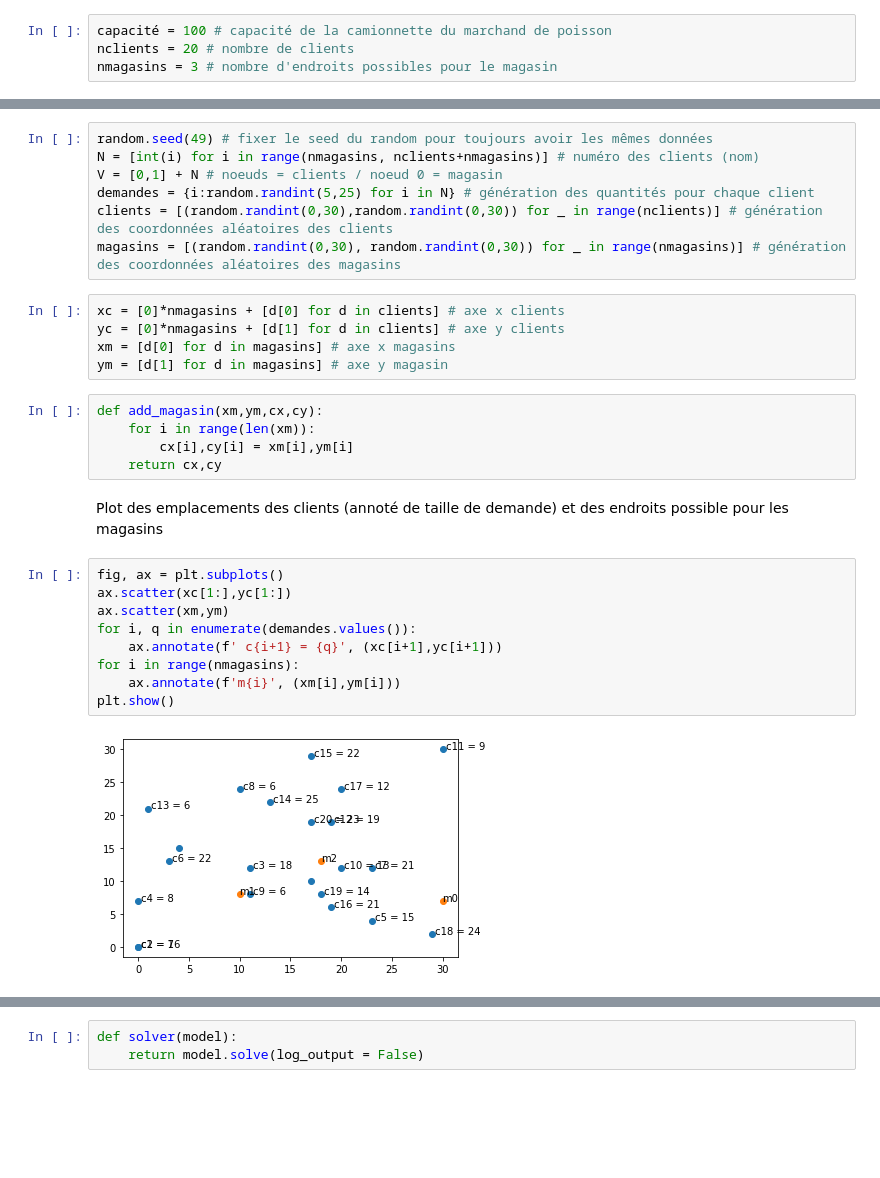
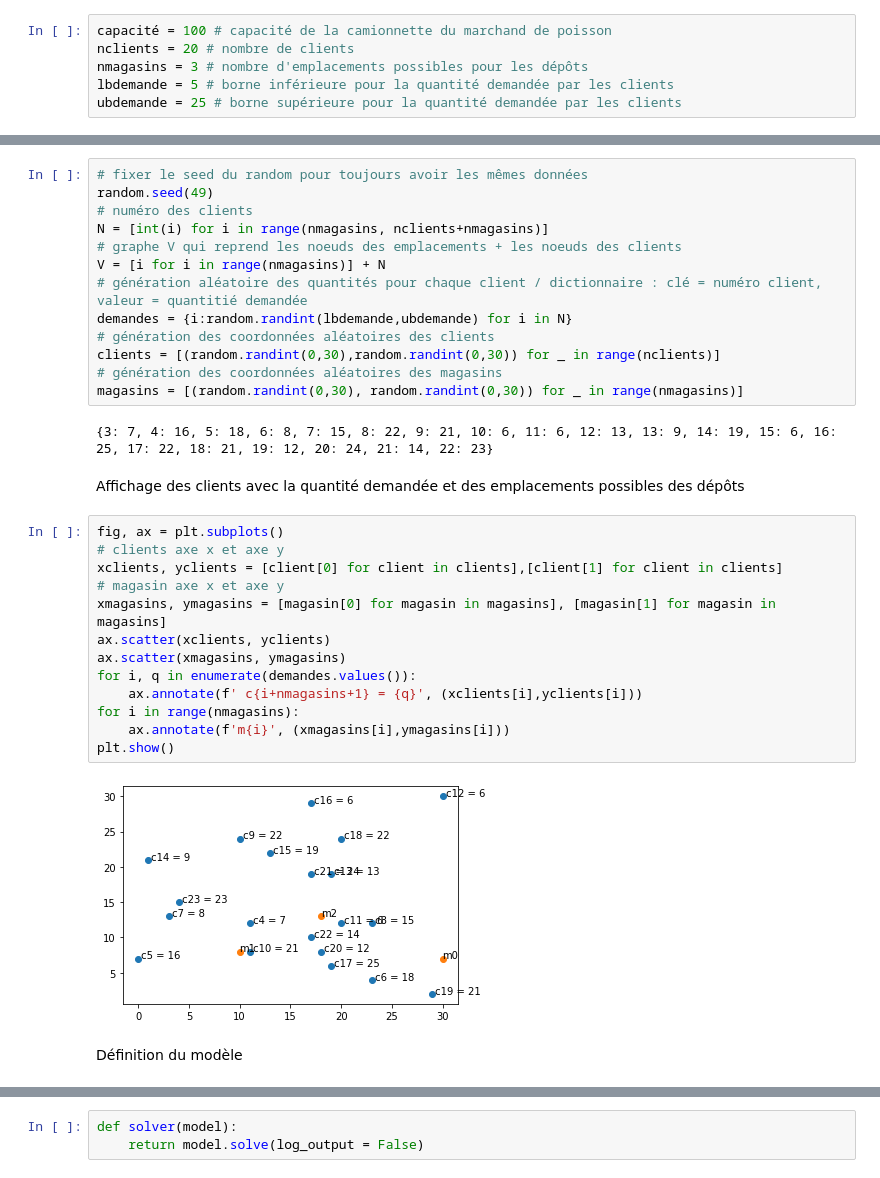
Before and after one commit to MaximeGloesener/Opti-CVRP, a Jupyter notebook: cvrp.ipynb, the cells around one changed output, grey strips where cells are left out. Saved outputs shown, nothing was run; the diff lists cells and outputs as text; blank space fills up the shorter version.

```diff
--- a/cvrp.ipynb
+++ b/cvrp.ipynb
@@ -9,4 +8,6 @@ Définitions des paramètres
 # %%
 capacité = 100 # capacité de la camionnette du marchand de poisson
 nclients = 20 # nombre de clients
-nmagasins = 3 # nombre d'endroits possibles pour le magasin
+nmagasins = 3 # nombre d'emplacements possibles pour les dépôts
+lbdemande = 5 # borne inférieure pour la quantité demandée par les clients
+ubdemande = 25 # borne supérieure pour la quantité demandée par les clients
@@ -13,31 +16,35 @@ nmagasins = 3 # nombre d'endroits possibles pour le magasin
 # %%
-random.seed(49) # fixer le seed du random pour toujours avoir les mêmes données
-N = [int(i) for i in range(nmagasins, nclients+nmagasins)] # numéro des clients (nom)
-V = [0,1] + N # noeuds = clients / noeud 0 = magasin
-demandes = {i:random.randint(5,25) for i in N} # génération des quantités pour chaque client
-clients = [(random.randint(0,30),random.randint(0,30)) for _ in range(nclients)] # génération des coordonnées aléatoires des clients
-magasins = [(random.randint(0,30), random.randint(0,30)) for _ in range(nmagasins)] # génération des coordonnées aléatoires des magasins
+# fixer le seed du random pour toujours avoir les mêmes données
+random.seed(49)
+# numéro des clients
+N = [int(i) for i in range(nmagasins, nclients+nmagasins)]
+# graphe V qui reprend les noeuds des emplacements + les noeuds des clients
+V = [i for i in range(nmagasins)] + N
+# génération aléatoire des quantités pour chaque client / dictionnaire : clé = numéro client, valeur = quantitié demandée
+demandes = {i:random.randint(lbdemande,ubdemande) for i in N}
+# génération des coordonnées aléatoires des clients
+clients = [(random.randint(0,30),random.randint(0,30)) for _ in range(nclients)]
+# génération des coordonnées aléatoires des magasins
+magasins = [(random.randint(0,30), random.randint(0,30)) for _ in range(nmagasins)]
+# %% [output]
+{3: 7, 4: 16, 5: 18, 6: 8, 7: 15, 8: 22, 9: 21, 10: 6, 11: 6, 12: 13, 13: 9, 14: 19, 15: 6, 16: 25, 17: 22, 18: 21, 19: 12, 20: 24, 21: 14, 22: 23}
-# %%
-xc = [0]*nmagasins + [d[0] for d in clients] # axe x clients
-yc = [0]*nmagasins + [d[1] for d in clients] # axe y clients
-xm = [d[0] for d in magasins] # axe x magasins
-ym = [d[1] for d in magasins] # axe y magasin
-# %%
-def add_magasin(xm,ym,cx,cy):
-    for i in range(len(xm)):
-        cx[i],cy[i] = xm[i],ym[i]
-    return cx,cy
-# %% [markdown]
-Plot des emplacements des clients (annoté de taille de demande) et des endroits possible pour les magasins
+# %% [markdown]
+Affichage des clients avec la quantité demandée et des emplacements possibles des dépôts
 # %%
 fig, ax = plt.subplots()
-ax.scatter(xc[1:],yc[1:])
-ax.scatter(xm,ym)
+# clients axe x et axe y
+xclients, yclients = [client[0] for client in clients],[client[1] for client in clients]
+# magasin axe x et axe y
+xmagasins, ymagasins = [magasin[0] for magasin in magasins], [magasin[1] for magasin in magasins]
+ax.scatter(xclients, yclients)
+ax.scatter(xmagasins, ymagasins)
 for i, q in enumerate(demandes.values()):
-    ax.annotate(f' c{i+1} = {q}', (xc[i+1],yc[i+1]))
+    ax.annotate(f' c{i+nmagasins+1} = {q}', (xclients[i],yclients[i]))
 for i in range(nmagasins):
-    ax.annotate(f'm{i}', (xm[i],ym[i]))
+    ax.annotate(f'm{i}', (xmagasins[i],ymagasins[i]))
 plt.show()
 # %% [output]
-[figure, old version]
+[figure, new version]
+# %% [markdown]
+Définition du modèle
 # %%
```
Also changed, not shown: parts of 6 cells of this notebook.
